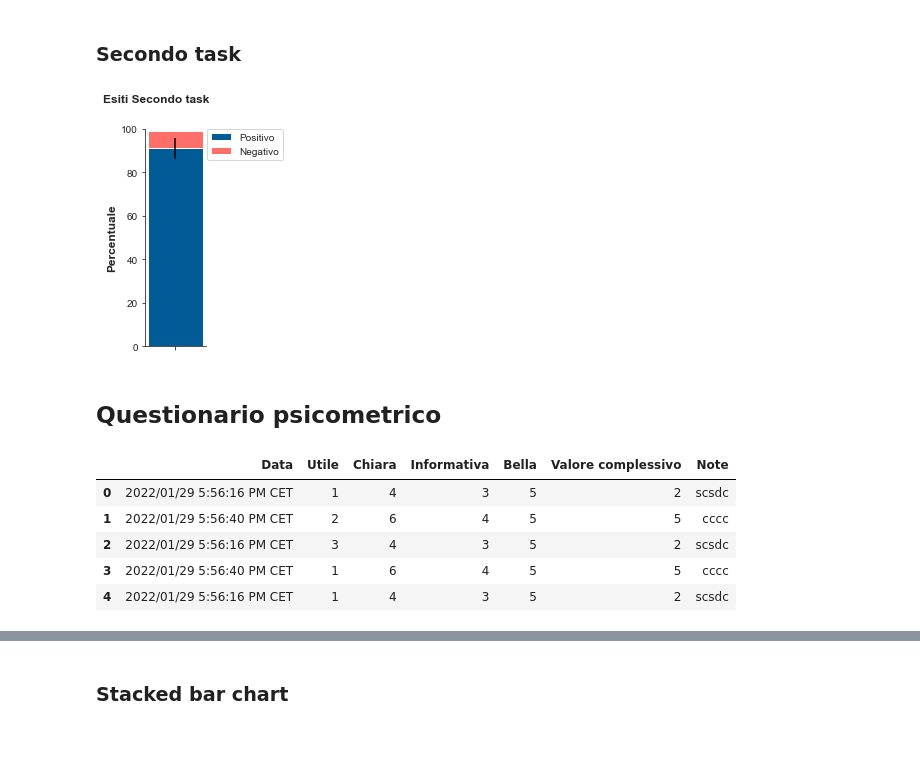
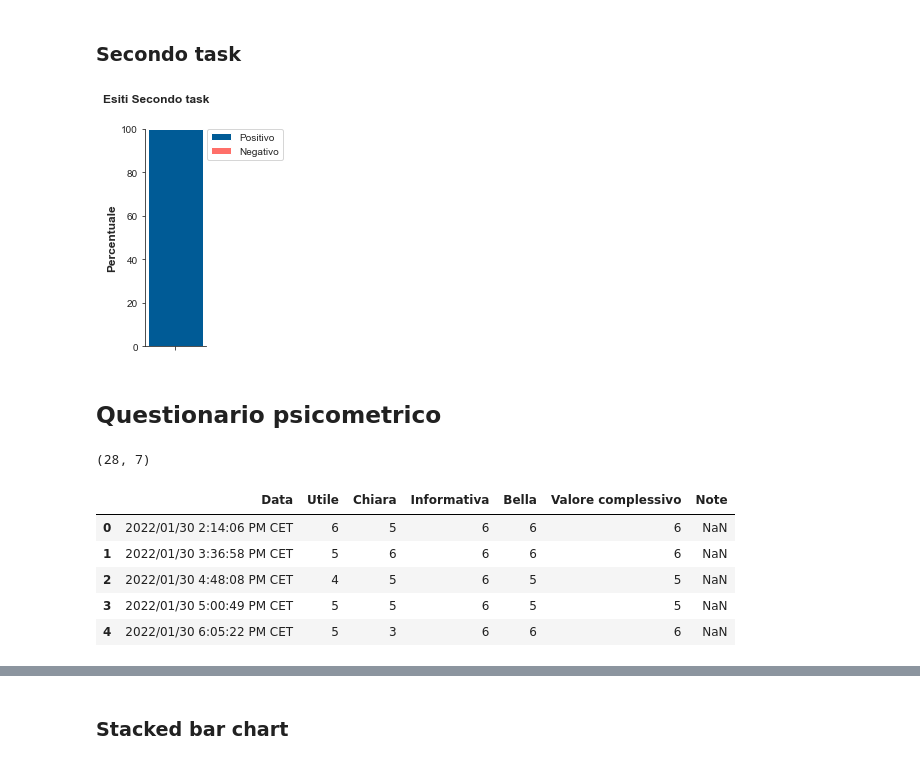
Before and after one commit to giocoal/air-quality-milano-interactive-data-visualization-tableau, a Jupyter notebook: Valutazione_qualitá/Data_Visualization_21_22_valutazione_qualita.ipynb, the cells around one changed output, grey strips where cells are left out. Drawn from its saved outputs; the diff is of its cells as text; code cells hidden in the pictures.

```diff
--- a/Valutazione_qualitá/Data_Visualization_21_22_valutazione_qualita.ipynb
+++ b/Valutazione_qualitá/Data_Visualization_21_22_valutazione_qualita.ipynb
@@ -129,7 +137,7 @@ fig.savefig("ut_violin_secondo.png", dpi=150, bbox_inches='tight')
 # %% [markdown]
 ## Stacked bar chart esito
 # %%
-percent_domande = ris_user_test.groupby('Domanda')['Esito'].agg([lambda x: int(sum(x == 1)/len(x)*100), lambda x: int(sum(x==0)/len(x)*100), lambda x: 100]).reset_index()
-percent_domande.columns = ['Domanda', 'Esito positivo', 'Esito negativo', 'Max']
+percent_domande = ris_user_test.groupby('Domanda')['Esito'].agg([lambda x: int(sum(x == 1)/len(x)*100), lambda x: int(sum(x==0)/len(x)*100), lambda x: z*(int(sum(x<=3)/len(x)*100) * int(sum(x>3)/len(x)*100) / len(x))**(1/2)]).reset_index()
+percent_domande.columns = ['Domanda', 'Esito positivo', 'Esito negativo', 'IC']
 percent_domande
 # %% [output]
@@ -204,55 +212,57 @@ plt.ylim(0, 100)
 ax.bar('Primo task',\
        percent_dom_2[0],\
        #width,\
-       yerr=5,\
+       yerr=percent_domande['IC'][1],\
        color = '#005b96',\
        label='Positivo',\
       )
 ax.bar('Primo task',\
        percent_dom_2[1],\
        color = '#ff6f69',\
        bottom=percent_dom_2[0],\
        label='Negativo',\
       )
 
 #legenda e label
 ax.set_ylabel('Percentuale', size=12, weight="bold")
 ax.legend(bbox_to_anchor=(1.02, 1), loc='upper left', borderaxespad=0)
 
 #sistemo assi
 ax.set(xticklabels=[])
 sns.despine()
 
 
 #Inserimento del titolo
 titolo = "Esiti Secondo task"
 fig.suptitle(
     titolo,
     x = -0.4,
     y = 1,
     ha="left",
     fontsize=12,
     weight="bold",
     wrap = True
 )
 
 fig.savefig("ut_bar_secondo.png", dpi=150, bbox_inches='tight')
 # %% [output]
-[figure, old version]
+[figure, new version]
 # %% [markdown]
 ## Questionario psicometrico
 # %%
 ris_questionario_dataviz = pd.read_csv('ris_questionario_dataviz.csv')
 # %%
 ris_questionario_dataviz.columns = ['Data', 'Utile', 'Chiara', 'Informativa', 'Bella', 'Valore complessivo', 'Note']
+print(ris_questionario_dataviz.shape)
 ris_questionario_dataviz.head()
 # %% [output]
+(28, 7)
 |  | Data | Utile | Chiara | Informativa | Bella | Valore complessivo | Note |
-| 0 | 2022/01/29 5:56:16 PM CET | 1 | 4 | 3 | 5 | 2 | scsdc |
-| 1 | 2022/01/29 5:56:40 PM CET | 2 | 6 | 4 | 5 | 5 | cccc |
-| 2 | 2022/01/29 5:56:16 PM CET | 3 | 4 | 3 | 5 | 2 | scsdc |
-| 3 | 2022/01/29 5:56:40 PM CET | 1 | 6 | 4 | 5 | 5 | cccc |
-| 4 | 2022/01/29 5:56:16 PM CET | 1 | 4 | 3 | 5 | 2 | scsdc |
+| 0 | 2022/01/30 2:14:06 PM CET | 6 | 5 | 6 | 6 | 6 | NaN |
+| 1 | 2022/01/30 3:36:58 PM CET | 5 | 6 | 6 | 6 | 6 | NaN |
+| 2 | 2022/01/30 4:48:08 PM CET | 4 | 5 | 6 | 5 | 5 | NaN |
+| 3 | 2022/01/30 5:00:49 PM CET | 5 | 5 | 6 | 5 | 5 | NaN |
+| 4 | 2022/01/30 6:05:22 PM CET | 5 | 3 | 6 | 6 | 6 | NaN |
 # %%
 ris_melt = ris_questionario_dataviz.melt(id_vars=['Data', 'Note'], var_name="Aggettivo", value_name="Voto").sort_values('Aggettivo')
 ris_melt.head()
```
Also changed, not shown: parts of 12 cells of this notebook, 9 other files.
